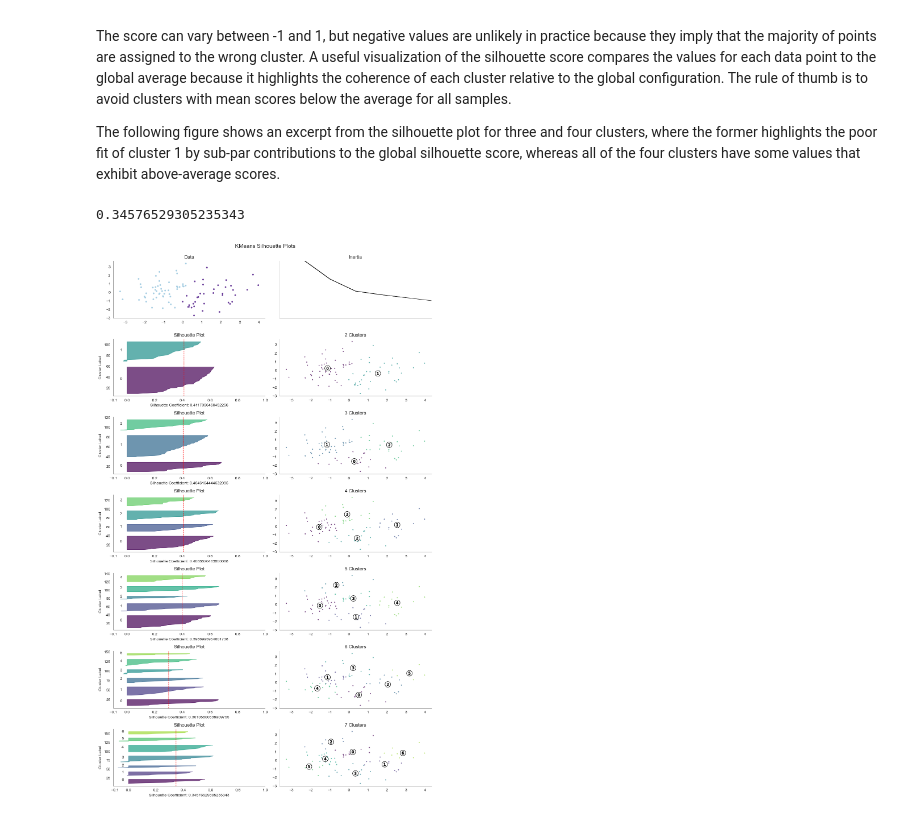
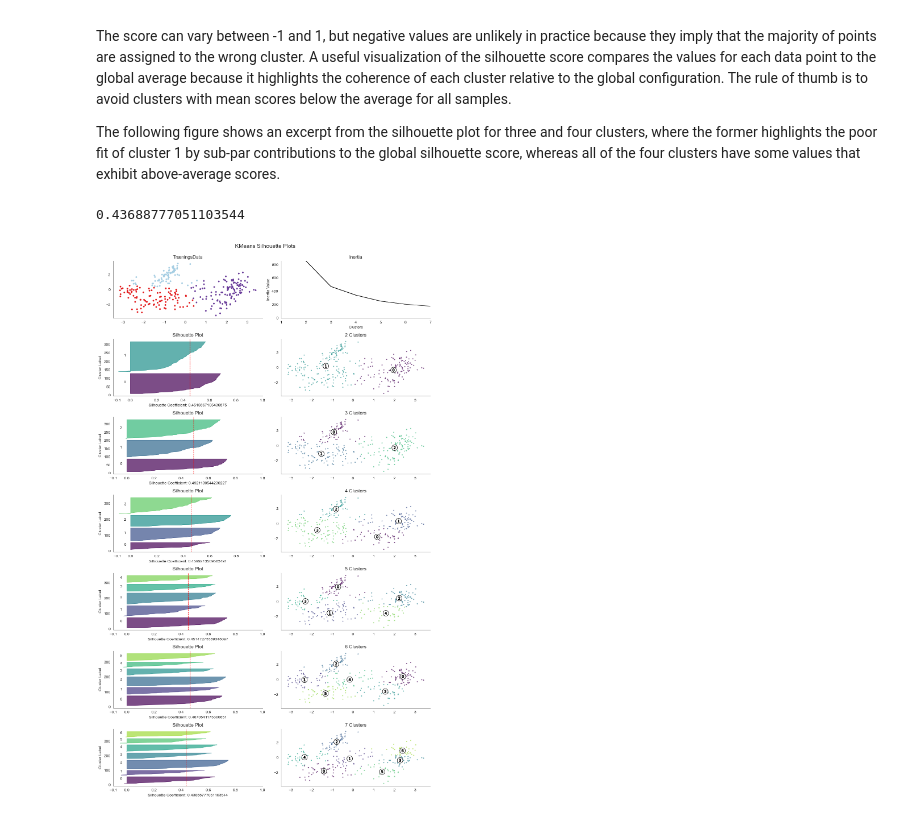
Before and after one commit to salgaard/KMeansClustering-For-HeartDiseaseAnalysis, a Jupyter notebook: KMeans_Analysis.ipynb, the cells around one changed output. Drawn from its saved outputs; the diff is of its cells as text; code cells hidden in the pictures.

```diff
--- a/KMeans_Analysis.ipynb
+++ b/KMeans_Analysis.ipynb
@@ -348,10 +376,3 @@ def plot_kmeans_result(data, labels, centroids,
 max_clusters = 7
 cluster_list = list(range(1, max_clusters + 1))
 inertias = pd.Series(index=cluster_list)
-# %%
-#data, labels = sample_clusters(n_clusters=n_clusters)
-
-x, y = X_pca_train.T
-# %%
-xx, yy = np.meshgrid(np.arange(x.min() - 1, x.max() + 1, .01),
-                     np.arange(y.min() - 1, y.max() + 1, .01))
@@ -360,7 +383,7 @@ fig, axes = plt.subplots(ncols=3, nrows=3, figsize=(16, 9))
 axes = np.array(axes).flatten()
 
 axes[0].scatter(x, y,
-                c=cluster_labels_train, s=10,
+                c=cluster_labels, s=20,
                 cmap=cmap)
 axes[0].set_title('{} Sample Clusters'.format(n_cluster))
 for ax in axes:
@@ -368,13 +391,12 @@ for ax in axes:
     ax.axes.get_yaxis().set_visible(True)
 sns.despine();
 
-
 for c, n_cluster in enumerate(range(1, max_clusters + 1), 2):
-    kmeans = KMeans(n_clusters=n_cluster, random_state=42, n_init=10).fit(X_pca_train)
+    kmeans = KMeans(n_clusters=n_cluster, random_state=42, n_init=10).fit(pca_data)
     centroids, assignments, inertia = kmeans.cluster_centers_, kmeans.labels_, kmeans.inertia_
     inertias[n_cluster] = inertia
     inertia_plot_update(inertias, axes[1])
     Z = kmeans.predict(np.c_[xx.ravel(), yy.ravel()]).reshape(xx.shape)
-    plot_kmeans_result(X_pca_train, cluster_labels_train, centroids, assignments,  n_cluster, Z, axes[c])
+    plot_kmeans_result(pca_data, kmeans.labels_, centroids, assignments,  n_cluster, Z, axes[c])
 fig.tight_layout()
 # %% [output]
@@ -427,16 +449,13 @@ def plot_final_assignments(x, y, centroids,
 # %%
 cluster_list = list(range(1, max_clusters + 1))
 inertias = pd.Series(index=cluster_list)
-# %%
-
-x, y = X_pca_train.T
 # %%
 fig, axes = plt.subplots(ncols=2,
                          nrows=max_clusters,
                          figsize=(12, 20))
 
-axes[0][0].scatter(x, y, c=cluster_labels_train, s=10, cmap=cmap)
-axes[0][0].set_title('Data')
+axes[0][0].scatter(x, y, c=cluster_labels, s=10, cmap=cmap)
+axes[0][0].set_title('TræningsData')
 
 for i in range(max_clusters):
     for j in [0, 1]:
@@ -446,36 +465,36 @@ sns.despine()
 
 for row, n_cluster in enumerate(range(2, max_clusters + 1), 1):
     kmeans = KMeans(n_clusters=n_cluster,
-                    random_state=42, n_init=10).fit(X_pca_train)
+                    random_state=42, n_init=10).fit(pca_data)
 
     centroids, assignments, inertia = (kmeans.cluster_centers_,
                                        kmeans.labels_,
                                        kmeans.inertia_)
     inertias[n_cluster] = inertia
     inertia_plot_update(inertias, axes[0][1])
 
-    silhouette_avg = silhouette_score(X_pca_train, assignments)
-    silhouette_values = silhouette_samples(X_pca_train, assignments)
+    silhouette_avg = silhouette_score(pca_data, assignments)
+    silhouette_values = silhouette_samples(pca_data, assignments)
     silhouette_plot, cluster_plot = axes[row]
 
     y_lower = 10
     for i in range(n_cluster):
         y_lower = plot_silhouette(np.sort(silhouette_values[assignments == i]),
                                   y_lower,
                                   i,
                                   n_cluster,
                                   silhouette_plot)
     format_silhouette_plot(silhouette_plot)
     plot_final_assignments(x, y, centroids, assignments,
                            n_cluster, cluster_plot)
     fig.tight_layout()
     print(silhouette_avg)
 
 
 fig.suptitle(f'KMeans Silhouette Plots',
              fontsize=14)
 fig.tight_layout()
 fig.subplots_adjust(top=.95)
 # %% [output]
-0.34576529305235343
+0.43688777051103544
-[figure, old version]
+[figure, new version]
```
Also changed, not shown: parts of 36 cells of this notebook, 5 other files.
